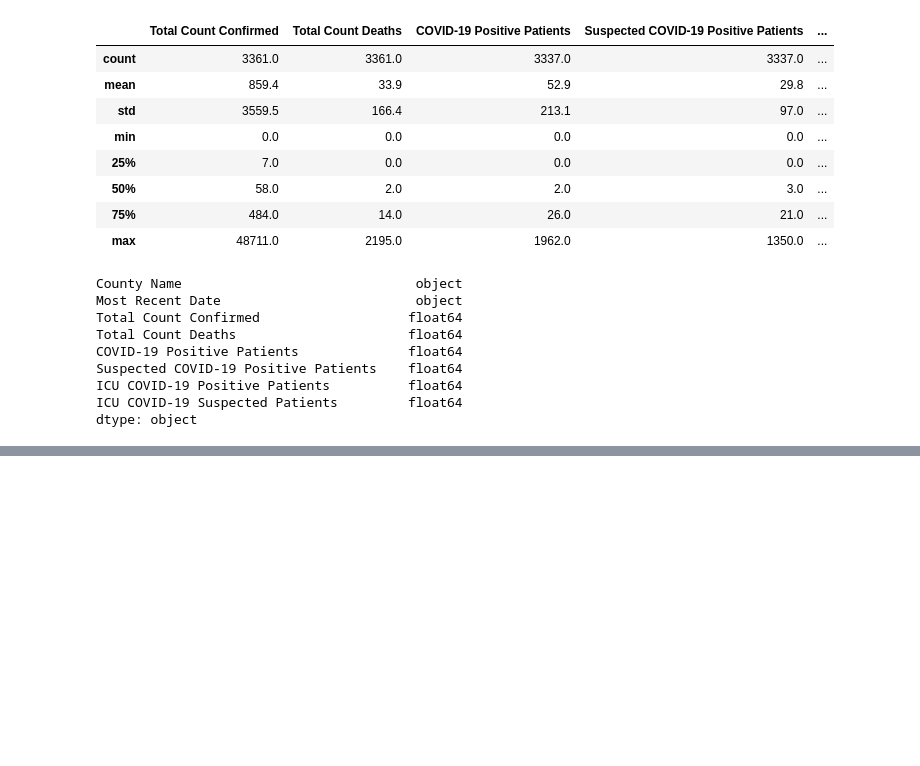
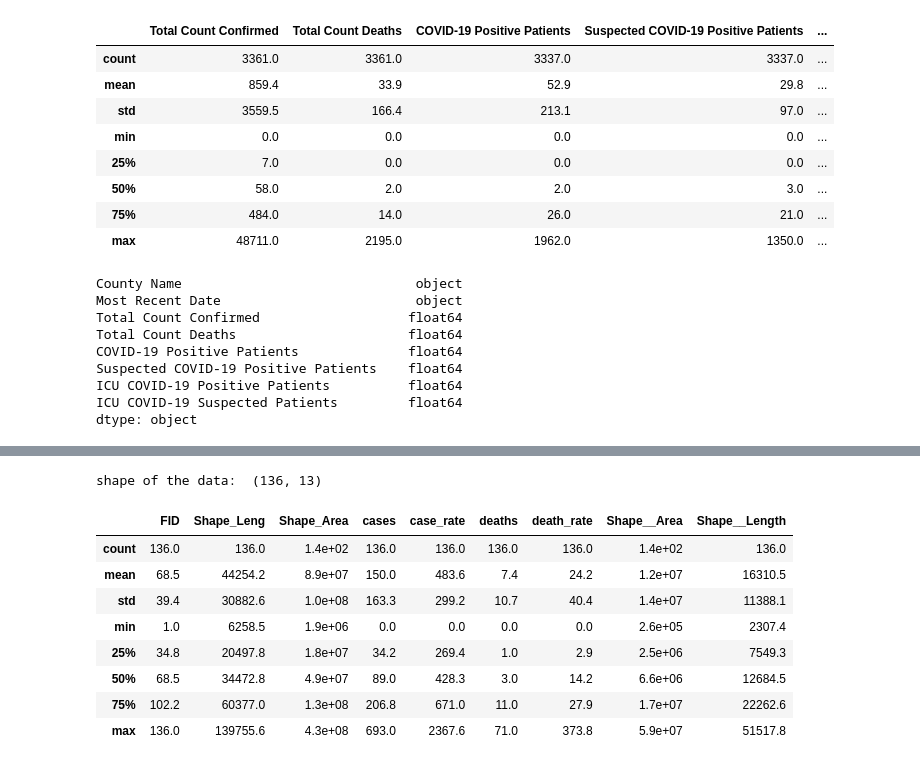
Before and after one commit to salma71/COVID_-LA, a Jupyter notebook: data_expolration.ipynb, the cells around one changed output, grey strips where cells are left out. Drawn from its saved outputs; the diff is of its cells as text; code cells hidden in the pictures; blank space fills up the shorter version.

```diff
--- a/data_expolration.ipynb
+++ b/data_expolration.ipynb
@@ -63,0 +83,15 @@ display(tot_cases.corr(method='pearson'))
+# %%
+print("shape of the data: ",by_neighbour.shape)
+set_option('precision', 1)
+by_neighbour.describe()
+# %% [output]
+shape of the data:  (136, 13)
+|  | FID | Shape_Leng | Shape_Area | cases | case_rate | deaths | death_rate | Shape__Area | Shape__Length |
+| count | 136.0 | 136.0 | 1.4e+02 | 136.0 | 136.0 | 136.0 | 136.0 | 1.4e+02 | 136.0 |
+| mean | 68.5 | 44254.2 | 8.9e+07 | 150.0 | 483.6 | 7.4 | 24.2 | 1.2e+07 | 16310.5 |
+| std | 39.4 | 30882.6 | 1.0e+08 | 163.3 | 299.2 | 10.7 | 40.4 | 1.4e+07 | 11388.1 |
+| min | 1.0 | 6258.5 | 1.9e+06 | 0.0 | 0.0 | 0.0 | 0.0 | 2.6e+05 | 2307.4 |
+| 25% | 34.8 | 20497.8 | 1.8e+07 | 34.2 | 269.4 | 1.0 | 2.9 | 2.5e+06 | 7549.3 |
+| 50% | 68.5 | 34472.8 | 4.9e+07 | 89.0 | 428.3 | 3.0 | 14.2 | 6.6e+06 | 12684.5 |
+| 75% | 102.2 | 60377.0 | 1.3e+08 | 206.8 | 671.0 | 11.0 | 27.9 | 1.7e+07 | 22262.6 |
+| max | 136.0 | 139755.6 | 4.3e+08 | 693.0 | 2367.6 | 71.0 | 373.8 | 5.9e+07 | 51517.8 |
```
Also changed, not shown: parts of 3 cells of this notebook.
